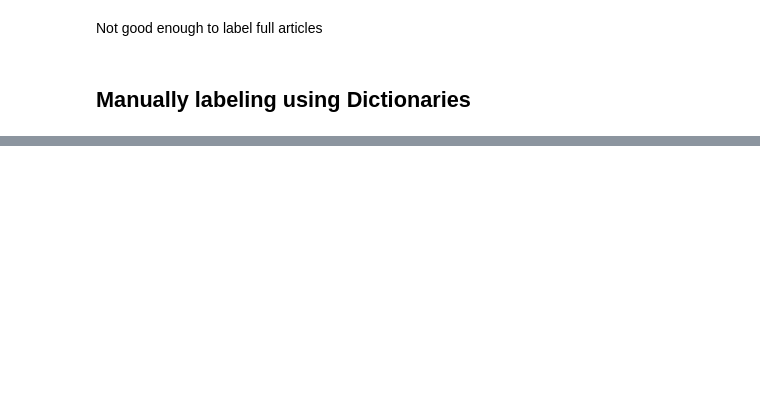
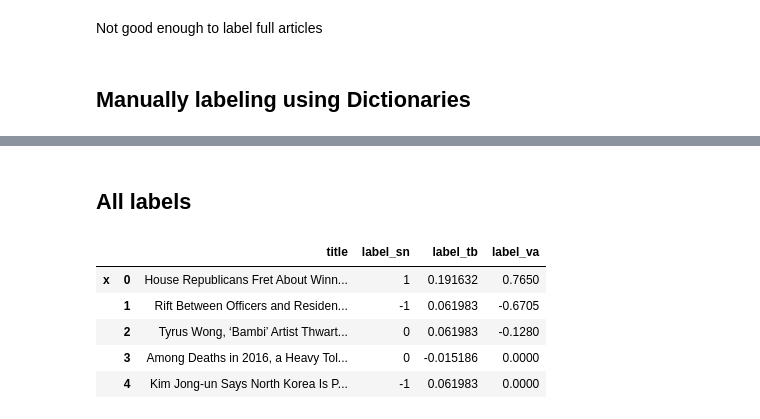
Before and after one commit to melkemaryam/m_thesis, a Jupyter notebook: info/label_data.ipynb, the cells around one changed output, grey strips where cells are left out. Saved outputs shown, nothing was run; the diff lists cells and outputs as text; code cells hidden in the pictures; blank space fills up the shorter version.

```diff
--- a/info/label_data.ipynb
+++ b/info/label_data.ipynb
@@ -617,0 +739,11 @@ GI_neg_list = list(GI_neg[0])
+# %%
+polar = []
+
+for index, row in title_tb.iterrows():
+    #print(row['title'])
+    textBlob = TextBlob(row['title'])
+    polar.append(textBlob.polarity * textBlob.subjectivity)
+
+title_tb['label'] = polar
+
+title_tb.head()
@@ -617,0 +771,3 @@ GI_neg_list = list(GI_neg[0])
+# %%
+title_va = df_title.copy()
+article_va = df_article.copy()
@@ -617,0 +817,36 @@ GI_neg_list = list(GI_neg[0])
+# %% [markdown]
+## All labels
+# %%
+title_ll = df_title.copy()
+article_ll = df_article.copy()
+# %%
+t_sn_column = title_sn["label"]
+a_sn_column = article_sn["label"]
+
+# need to preprocess text and lists first
+#t_di_column = title_di["label"]
+#a_di_column = article_sn["label"]
+
+t_tb_column = title_tb["label"]
+a_tb_column = article_tb["label"]
+
+t_va_column = title_va["label"]
+a_va_column = article_va["label"]
+# %%
+title_ll = pd.concat([title_ll, t_sn_column], axis=1)
+title_ll.rename(columns = {'label' : 'label_sn'}, inplace = True)
+#title_ll = pd.concat([title_ll, t_di_column], axis=1)
+#title_ll.rename(columns = {'label' : 'label_di'}, inplace = True)
+title_ll = pd.concat([title_ll, t_tb_column], axis=1)
+title_ll.rename(columns = {'label' : 'label_tb'}, inplace = True)
+title_ll = pd.concat([title_ll, t_va_column], axis=1)
+title_ll.rename(columns = {'label' : 'label_va'}, inplace = True)
+
+title_ll.head()
+# %% [output]
+|  |  | title | label_sn | label_tb | label_va |
+| x | 0 | House Republicans Fret About Winn... | 1 | 0.191632 | 0.7650 |
+|  | 1 | Rift Between Officers and Residen... | -1 | 0.061983 | -0.6705 |
+|  | 2 | Tyrus Wong, ‘Bambi’ Artist Thwart... | 0 | 0.061983 | -0.1280 |
+|  | 3 | Among Deaths in 2016, a Heavy Tol... | 0 | -0.015186 | 0.0000 |
+|  | 4 | Kim Jong-un Says North Korea Is P... | -1 | 0.061983 | 0.0000 |
```
Also changed, not shown: parts of 47 cells of this notebook, 5 other files.
